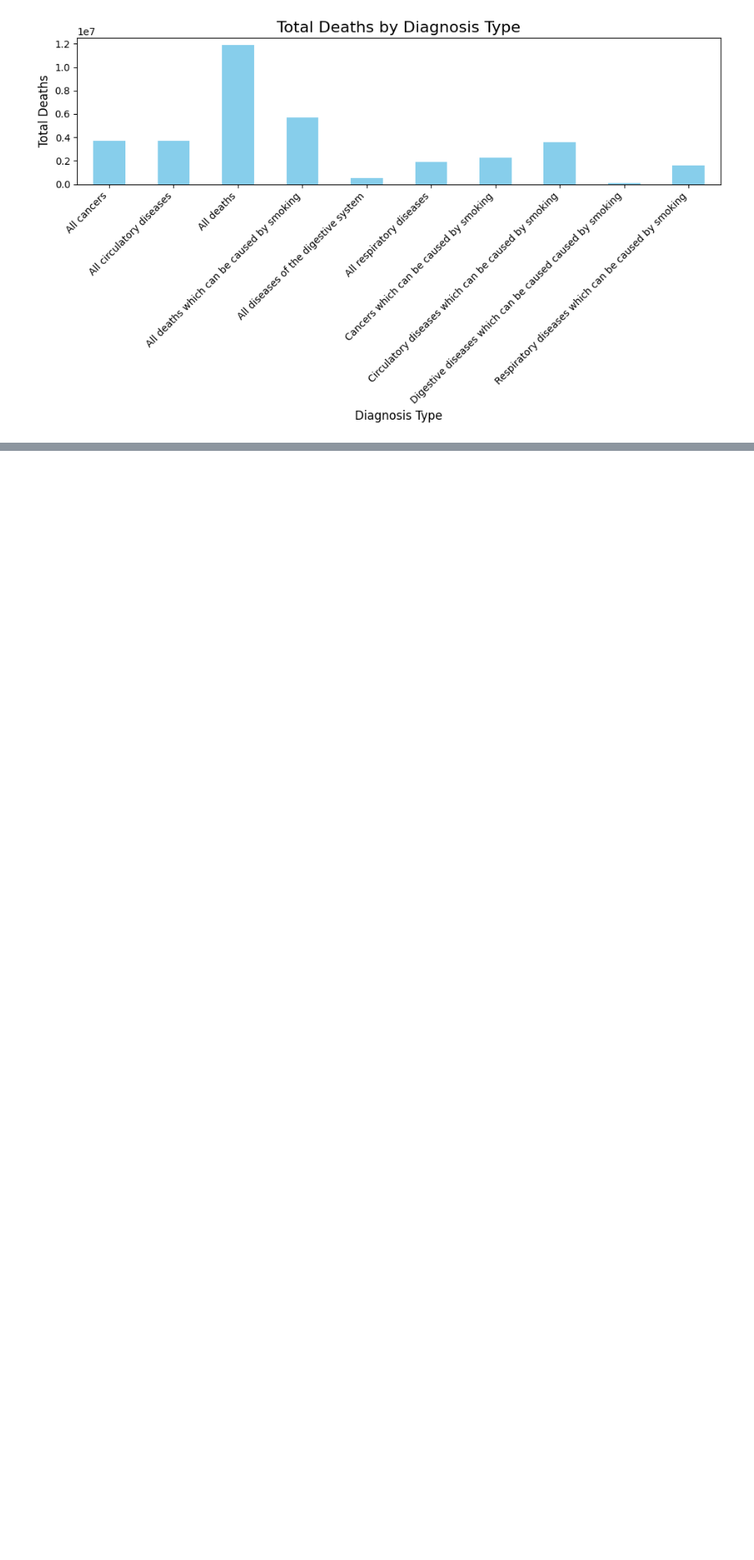
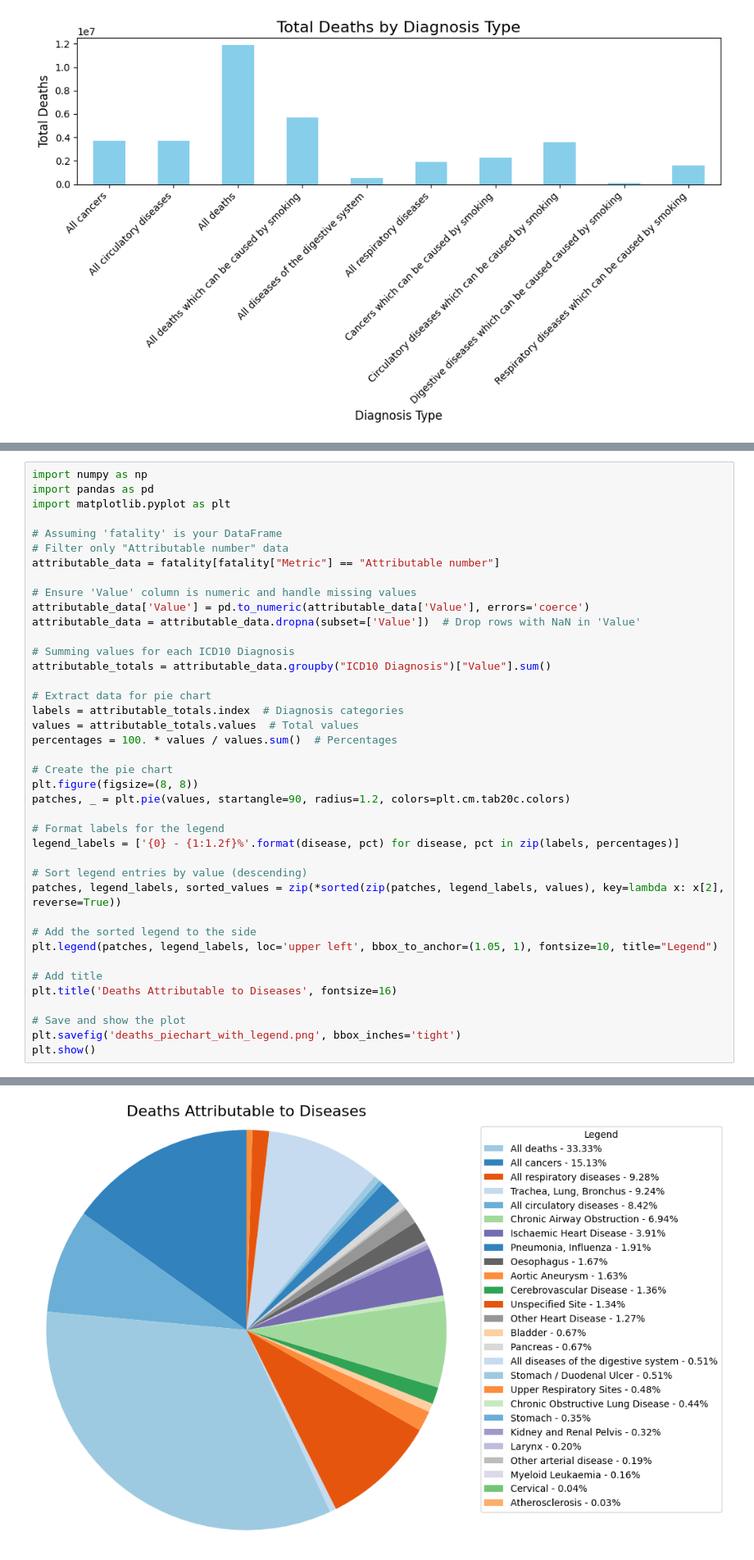
Before and after one commit to athulskrish/tobacco, a Jupyter notebook: Tobacco.ipynb, the cells around one changed output, grey strips where cells are left out. Shown at 82% size. Drawn from its saved outputs; the diff is of its cells as text; blank space fills up the shorter version.

```diff
--- a/Tobacco.ipynb
+++ b/Tobacco.ipynb
@@ -438,0 +424,41 @@ plt.show()
+# %%
+import numpy as np
+import pandas as pd
+import matplotlib.pyplot as plt
+
+# Assuming 'fatality' is your DataFrame
+# Filter only "Attributable number" data
+attributable_data = fatality[fatality["Metric"] == "Attributable number"]
+
+# Ensure 'Value' column is numeric and handle missing values
+attributable_data['Value'] = pd.to_numeric(attributable_data['Value'], errors='coerce')
+attributable_data = attributable_data.dropna(subset=['Value'])  # Drop rows with NaN in 'Value'
+
+# Summing values for each ICD10 Diagnosis
+attributable_totals = attributable_data.groupby("ICD10 Diagnosis")["Value"].sum()
+
+# Extract data for pie chart
+labels = attributable_totals.index  # Diagnosis categories
+values = attributable_totals.values  # Total values
+percentages = 100. * values / values.sum()  # Percentages
+
+# Create the pie chart
+plt.figure(figsize=(8, 8))
+patches, _ = plt.pie(values, startangle=90, radius=1.2, colors=plt.cm.tab20c.colors)
+
+# Format labels for the legend
+legend_labels = ['{0} - {1:1.2f}%'.format(disease, pct) for disease, pct in zip(labels, percentages)]
+
+# Sort legend entries by value (descending)
+patches, legend_labels, sorted_values = zip(*sorted(zip(patches, legend_labels, values), key=lambda x: x[2], reverse=True))
+
+# Add the sorted legend to the side
+plt.legend(patches, legend_labels, loc='upper left', bbox_to_anchor=(1.05, 1), fontsize=10, title="Legend")
+
+# Add title
+plt.title('Deaths Attributable to Diseases', fontsize=16)
+
+# Save and show the plot
+plt.savefig('deaths_piechart_with_legend.png', bbox_inches='tight')
+plt.show()
+# %% [output]
@@ -438,0 +470 @@ plt.show()
+[figure, added]
```
Also changed, not shown: parts of 15 cells of this notebook.
